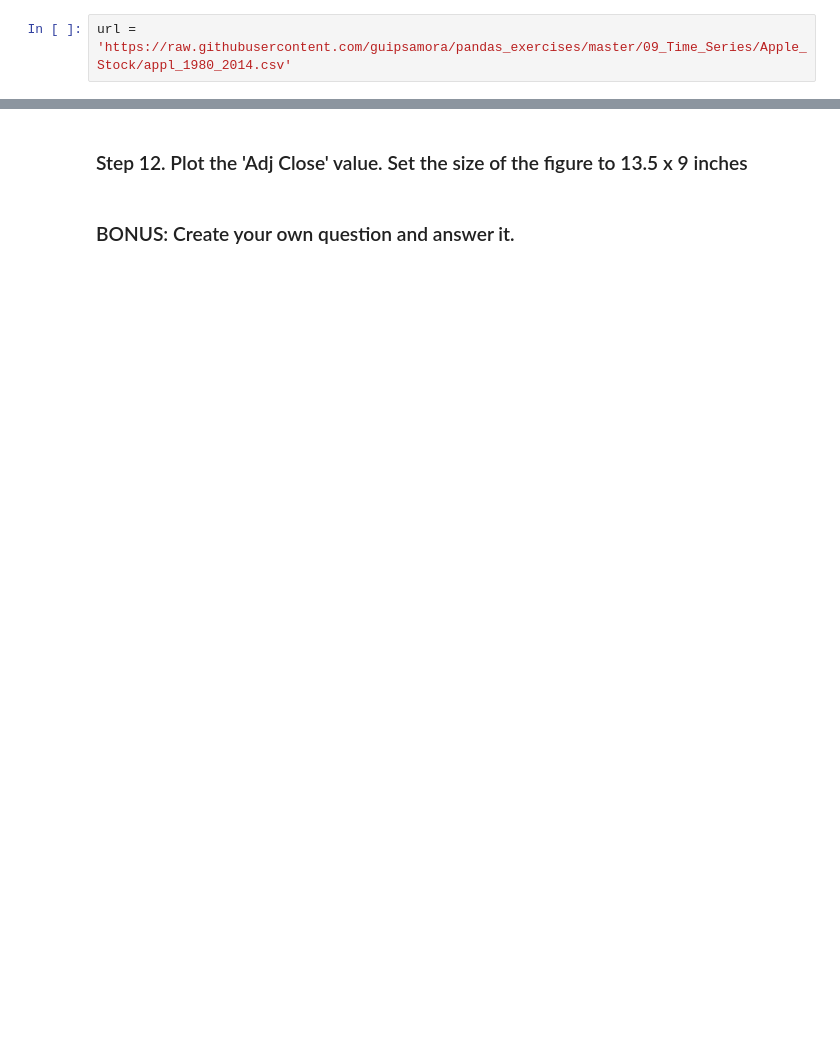
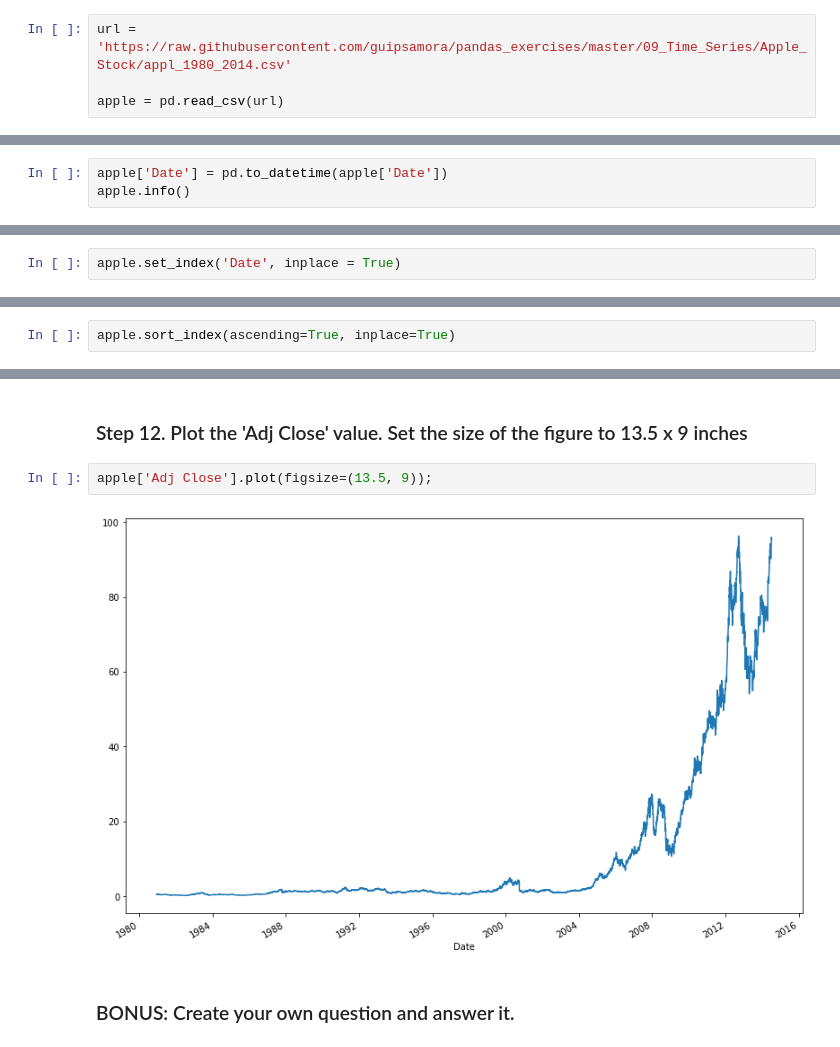
Before and after one commit to CarlosDiazGirol/thebridgedsftsep20, a Jupyter notebook: 2-Data Analysis/4-Feature Engineering/3-Time Series/Ejercicio Apple.ipynb, the cells around one changed output, grey strips where cells are left out. Saved outputs shown, nothing was run; the diff lists cells and outputs as text; blank space fills up the shorter version.

```diff
--- a/2-Data Analysis/4-Feature Engineering/3-Time Series/Ejercicio Apple.ipynb
+++ b/2-Data Analysis/4-Feature Engineering/3-Time Series/Ejercicio Apple.ipynb
@@ -11,5 +17,7 @@ We are going to use Apple's stock price.
 ### Step 2. Import the dataset from this [address](https://raw.githubusercontent.com/guipsamora/pandas_exercises/master/09_Time_Series/Apple_Stock/appl_1980_2014.csv)
 # %%
 url = 'https://raw.githubusercontent.com/guipsamora/pandas_exercises/master/09_Time_Series/Apple_Stock/appl_1980_2014.csv'
+
+apple = pd.read_csv(url)
 # %% [markdown]
 ### Step 3. Assign it to a variable apple and apply a head()
@@ -18,2 +46,5 @@ url = 'https://raw.githubusercontent.com/guipsamora/pandas_exercises/master/09_T
 # %% [markdown]
 ### Step 5. Transform the Date column as a datetime type and check the info()
+# %%
+apple['Date'] = pd.to_datetime(apple['Date'])
+apple.info()
@@ -21,0 +77,2 @@ url = 'https://raw.githubusercontent.com/guipsamora/pandas_exercises/master/09_T
+# %%
+apple.set_index('Date', inplace = True)
@@ -24,2 +108,4 @@ url = 'https://raw.githubusercontent.com/guipsamora/pandas_exercises/master/09_T
 # %% [markdown]
 ### Step 8.  Ops...it seems the index is from the most recent date. Make the first entry the oldest date.
+# %%
+apple.sort_index(ascending=True, inplace=True)
@@ -32,4 +249,8 @@ url = 'https://raw.githubusercontent.com/guipsamora/pandas_exercises/master/09_T
 # %% [markdown]
 ### Step 12. Plot the 'Adj Close' value. Set the size of the figure to 13.5 x 9 inches
+# %%
+apple['Adj Close'].plot(figsize=(13.5, 9));
+# %% [output]
+[figure, added]
 # %% [markdown]
 ### BONUS: Create your own question and answer it.
```
Also changed, not shown: parts of 23 cells of this notebook, 10 other files.
